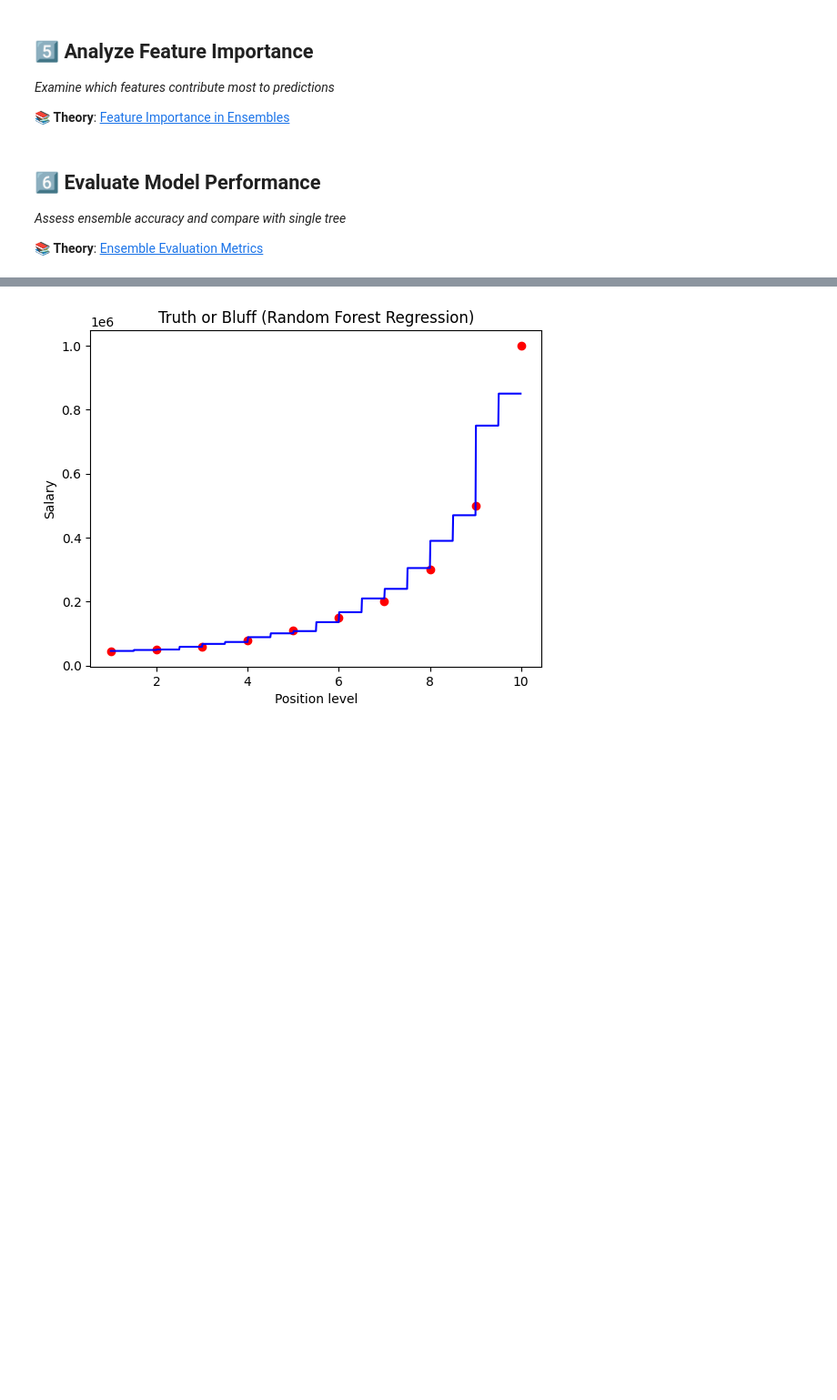
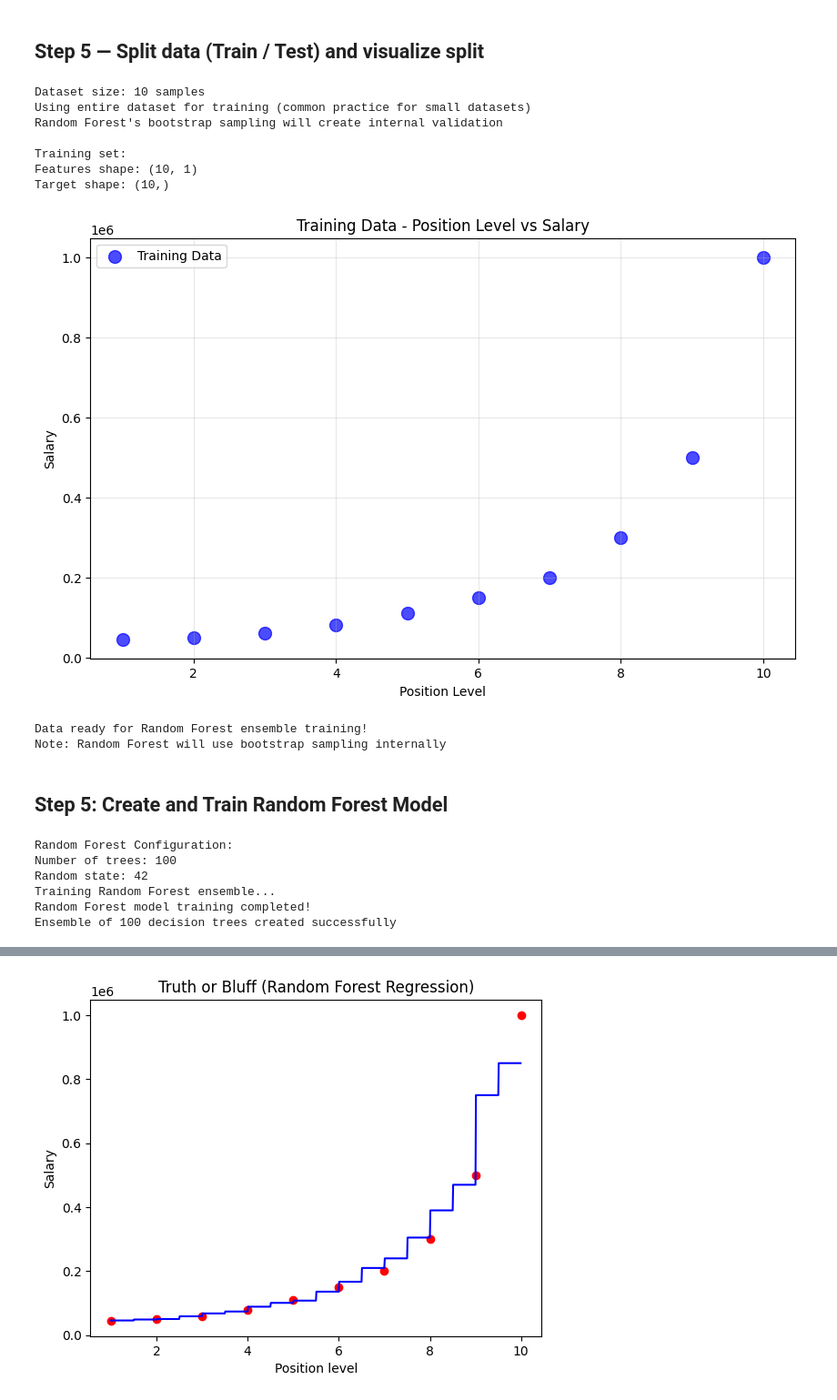
Before and after one commit to Morobang/machine-learning-journey, a Jupyter notebook: 01_supervised_learning/01_regression/notebooks/06_random_forest_regression.ipynb, the cells around one changed output, grey strips where cells are left out. Shown at 91% size. Saved outputs shown, nothing was run; the diff lists cells and outputs as text; code cells hidden in the pictures; blank space fills up the shorter version.

```diff
--- a/01_supervised_learning/01_regression/notebooks/06_random_forest_regression.ipynb
+++ b/01_supervised_learning/01_regression/notebooks/06_random_forest_regression.ipynb
@@ -200,11 +165,72 @@ print(f"✅ Ready for Random Forest ensemble training!")
 # %% [markdown]
-## 5️⃣ Analyze Feature Importance
-*Examine which features contribute most to predictions*
-
-📚 **Theory**: [Feature Importance in Ensembles](../teaching/06_random_forest_regression.md#feature-importance-analysis)
+## Step 5 — Split data (Train / Test) and visualize split
+# %%
+# Note: For small datasets like this (10 samples), we typically use the entire dataset
+print("Dataset size:", len(X), "samples")
+print("Using entire dataset for training (common practice for small datasets)")
+print("Random Forest's bootstrap sampling will create internal validation")
+
+# Use entire dataset for training
+X_train = X
+y_train = y
+
+print("\nTraining set:")
+print("Features shape:", X_train.shape)
+print("Target shape:", y_train.shape)
+
+# Visualize the training data
+plt.figure(figsize=(10, 6))
+plt.scatter(X_train, y_train, color='blue', alpha=0.7, s=100, label='Training Data')
+plt.title('Training Data - Position Level vs Salary')
+plt.xlabel('Position Level')
+plt.ylabel('Salary')
+plt.legend()
+plt.grid(True, alpha=0.3)
+plt.show()
+
+print("Data ready for Random Forest ensemble training!")
+print("Note: Random Forest will use bootstrap sampling internally")
+# %% [output]
+Dataset size: 10 samples
+Using entire dataset for training (common practice for small datasets)
+Random Forest's bootstrap sampling will create internal validation
+
+Training set:
+Features shape: (10, 1)
+Target shape: (10,)
+[figure, added]
+Data ready for Random Forest ensemble training!
+Note: Random Forest will use bootstrap sampling internally
 # %% [markdown]
-## 6️⃣ Evaluate Model Performance
-*Assess ensemble accuracy and compare with single tree*
-
-📚 **Theory**: [Ensemble Evaluation Metrics](../teaching/06_random_forest_regression.md#evaluation-metrics)
+## Step 5: Create and Train Random Forest Model
+# %%
+# Create and train Random Forest Regressor
+from sklearn.ensemble import RandomForestRegressor
+
+# Create Random Forest model with 100 decision trees
+rf_regressor = RandomForestRegressor(
+    n_estimators=100,        # Number of trees in the forest
+    random_state=42,         # For reproducible results
+    max_depth=None,          # No depth limit (trees can grow fully)
+    min_samples_split=2,     # Minimum samples to split a node
+    min_samples_leaf=1       # Minimum samples in a leaf node
+)
+
+print("Random Forest Configuration:")
+print(f"Number of trees: {rf_regressor.n_estimators}")
+print(f"Random state: {rf_regressor.random_state}")
+print("Training Random Forest ensemble...")
+
+# Train the model
+rf_regressor.fit(X_train, y_train)
+
+print("Random Forest model training completed!")
+print("Ensemble of 100 decision trees created successfully")
+# %% [output]
+Random Forest Configuration:
+Number of trees: 100
+Random state: 42
+Training Random Forest ensemble...
+Random Forest model training completed!
+Ensemble of 100 decision trees created successfully
 # %% [markdown]
```
Also changed, not shown: parts of 15 cells of this notebook, 1 other file.
